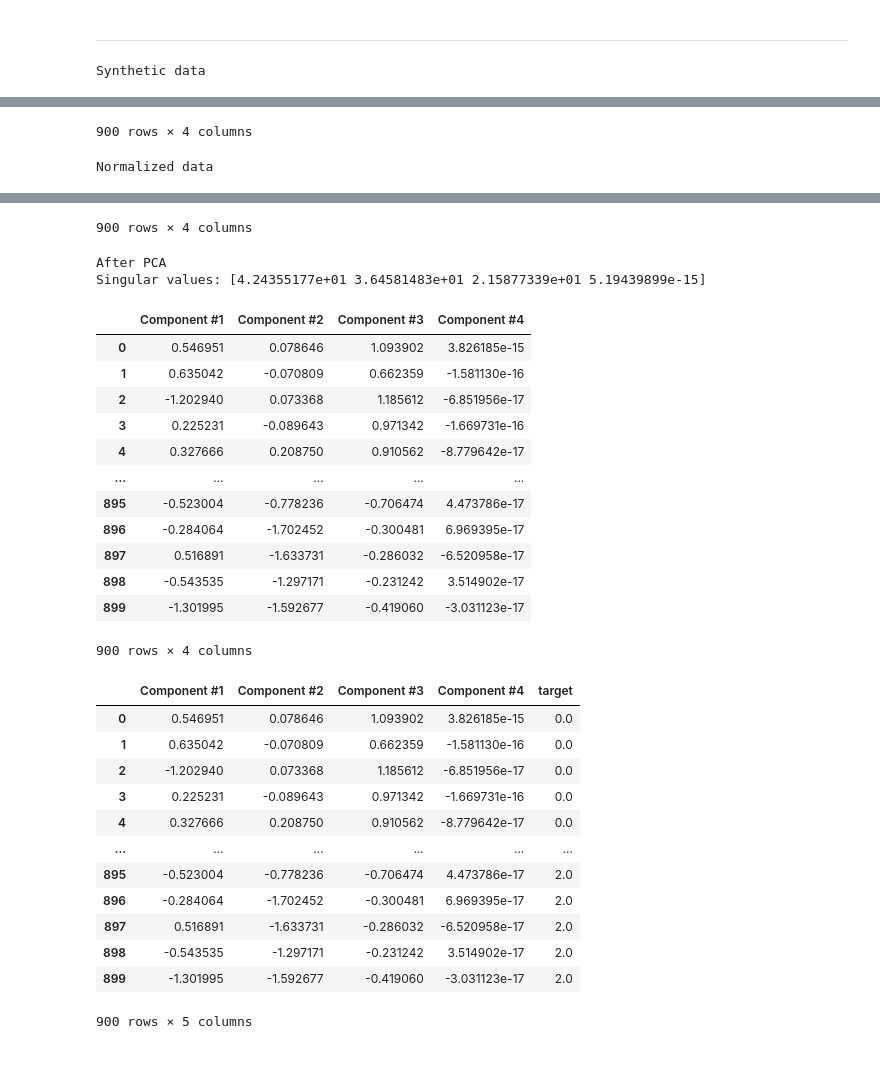
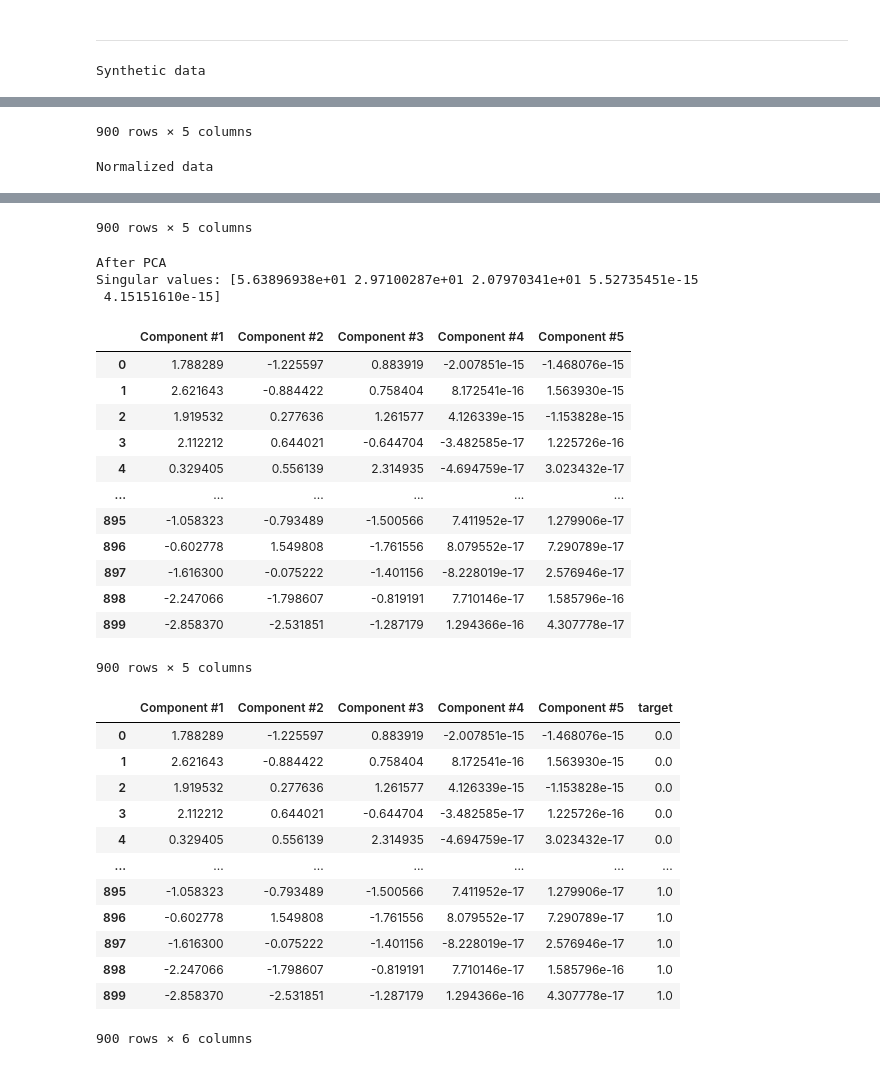
Before and after one commit to donaca/COVID19PM2.5, a Jupyter notebook: notebook_tim.ipynb, the cells around one changed output, grey strips where cells are left out. Drawn from its saved outputs; the diff is of its cells as text; code cells hidden in the pictures.

```diff
--- a/notebook_tim.ipynb
+++ b/notebook_tim.ipynb
@@ -176,16 +176,14 @@ plt.show()
 # %%
 # Synthetic data
 N = 900
-set1 = np.vstack([np.random.normal(5, 2, N//3), np.random.normal(-5, 1, N//3), np.random.normal(-5, 1, N//3)])
-set2 = np.vstack([np.random.normal(5, 2, N//3), np.random.normal(-5, 1, N//3), np.random.normal(5, 1, N//3)])
-set3 = np.vstack([np.random.normal(5, 2, N//3), np.random.normal(5, 1, N//3), np.random.normal(-5, 1, N//3)])
+df = pd.DataFrame()
 
-d = np.hstack([set1, set2, set3]).T
+df['age'] = np.hstack([np.linspace(10, 30,N//3), np.linspace(30, 60,N//3), np.linspace(60, 90,N//3)]) + np.random.normal(5, 10, N)
+df['particle 1'] =  np.hstack([np.random.normal(10, 10,N//2), np.random.normal(30, 10,N//2)])
+df['particle 2'] =  np.hstack([np.random.normal(30, 10,N//2), np.random.normal(10, 10,N//2)])
+df['death'] = df['particle 1']*100
+df['other'] = df['particle 2']*100
 
-df = pd.DataFrame(d, columns=['feature 1', 'feature 2', 'feature 3'])
-
-# Create some correlated data also
-df['feature 4'] = df['feature 1']/10
 
 print('Synthetic data')
 display(df)
@@ -197,15 +195,15 @@ display(df_norm)
 
 
 # Apply PCA
-pca = decomposition.PCA(n_components=4)
-PCA_df = pd.DataFrame(data = pca.fit_transform(df_norm), columns=['Component #1', 'Component #2', 'Component #3', 'Component #4'])
+pca = decomposition.PCA(n_components=5)
+PCA_df = pd.DataFrame(data = pca.fit_transform(df_norm), columns=['Component #1', 'Component #2', 'Component #3', 'Component #4','Component #5'])
 print("After PCA")
 print("Singular values:", pca.singular_values_)
 display(PCA_df)
 
 
 # Append the target Label columns
-target = pd.Series(np.hstack([np.zeros(N//3),np.ones(N//3), np.ones(N//3)*2]) , name='target')
+target = pd.Series(np.hstack([np.zeros(N//2),np.ones(N//2)]) , name='target')
 
 df = pd.concat([df, target], axis = 1)
 PCA_df = pd.concat([PCA_df, target], axis = 1)
@@ -227,2 +225,2 @@ Synthetic data
-900 rows × 4 columns
+900 rows × 5 columns
 Normalized data
@@ -241,32 +239,33 @@ Normalized data
-900 rows × 4 columns
+900 rows × 5 columns
 After PCA
-Singular values: [4.24355177e+01 3.64581483e+01 2.15877339e+01 5.19439899e-15]
+Singular values: [5.63896938e+01 2.97100287e+01 2.07970341e+01 5.52735451e-15
+ 4.15151610e-15]
-|  | Component #1 | Component #2 | Component #3 | Component #4 |
-| 0 | 0.546951 | 0.078646 | 1.093902 | 3.826185e-15 |
-| 1 | 0.635042 | -0.070809 | 0.662359 | -1.581130e-16 |
-| 2 | -1.202940 | 0.073368 | 1.185612 | -6.851956e-17 |
-| 3 | 0.225231 | -0.089643 | 0.971342 | -1.669731e-16 |
-| 4 | 0.327666 | 0.208750 | 0.910562 | -8.779642e-17 |
-| ... | ... | ... | ... | ... |
-| 895 | -0.523004 | -0.778236 | -0.706474 | 4.473786e-17 |
-| 896 | -0.284064 | -1.702452 | -0.300481 | 6.969395e-17 |
-| 897 | 0.516891 | -1.633731 | -0.286032 | -6.520958e-17 |
-| 898 | -0.543535 | -1.297171 | -0.231242 | 3.514902e-17 |
-| 899 | -1.301995 | -1.592677 | -0.419060 | -3.031123e-17 |
+|  | Component #1 | Component #2 | Component #3 | Component #4 | Component #5 |
+| 0 | 1.788289 | -1.225597 | 0.883919 | -2.007851e-15 | -1.468076e-15 |
+| 1 | 2.621643 | -0.884422 | 0.758404 | 8.172541e-16 | 1.563930e-15 |
+| 2 | 1.919532 | 0.277636 | 1.261577 | 4.126339e-15 | -1.153828e-15 |
+| 3 | 2.112212 | 0.644021 | -0.644704 | -3.482585e-17 | 1.225726e-16 |
+| 4 | 0.329405 | 0.556139 | 2.314935 | -4.694759e-17 | 3.023432e-17 |
+| ... | ... | ... | ... | ... | ... |
+| 895 | -1.058323 | -0.793489 | -1.500566 | 7.411952e-17 | 1.279906e-17 |
+| 896 | -0.602778 | 1.549808 | -1.761556 | 8.079552e-17 | 7.290789e-17 |
+| 897 | -1.616300 | -0.075222 | -1.401156 | -8.228019e-17 | 2.576946e-17 |
+| 898 | -2.247066 | -1.798607 | -0.819191 | 7.710146e-17 | 1.585796e-16 |
+| 899 | -2.858370 | -2.531851 | -1.287179 | 1.294366e-16 | 4.307778e-17 |
-900 rows × 4 columns
+900 rows × 5 columns
-|  | Component #1 | Component #2 | Component #3 | Component #4 | target |
-| 0 | 0.546951 | 0.078646 | 1.093902 | 3.826185e-15 | 0.0 |
-| 1 | 0.635042 | -0.070809 | 0.662359 | -1.581130e-16 | 0.0 |
-| 2 | -1.202940 | 0.073368 | 1.185612 | -6.851956e-17 | 0.0 |
-| 3 | 0.225231 | -0.089643 | 0.971342 | -1.669731e-16 | 0.0 |
-| 4 | 0.327666 | 0.208750 | 0.910562 | -8.779642e-17 | 0.0 |
-| ... | ... | ... | ... | ... | ... |
-| 895 | -0.523004 | -0.778236 | -0.706474 | 4.473786e-17 | 2.0 |
-| 896 | -0.284064 | -1.702452 | -0.300481 | 6.969395e-17 | 2.0 |
-| 897 | 0.516891 | -1.633731 | -0.286032 | -6.520958e-17 | 2.0 |
-| 898 | -0.543535 | -1.297171 | -0.231242 | 3.514902e-17 | 2.0 |
-| 899 | -1.301995 | -1.592677 | -0.419060 | -3.031123e-17 | 2.0 |
+|  | Component #1 | Component #2 | Component #3 | Component #4 | Component #5 | target |
+| 0 | 1.788289 | -1.225597 | 0.883919 | -2.007851e-15 | -1.468076e-15 | 0.0 |
+| 1 | 2.621643 | -0.884422 | 0.758404 | 8.172541e-16 | 1.563930e-15 | 0.0 |
+| 2 | 1.919532 | 0.277636 | 1.261577 | 4.126339e-15 | -1.153828e-15 | 0.0 |
+| 3 | 2.112212 | 0.644021 | -0.644704 | -3.482585e-17 | 1.225726e-16 | 0.0 |
+| 4 | 0.329405 | 0.556139 | 2.314935 | -4.694759e-17 | 3.023432e-17 | 0.0 |
+| ... | ... | ... | ... | ... | ... | ... |
+| 895 | -1.058323 | -0.793489 | -1.500566 | 7.411952e-17 | 1.279906e-17 | 1.0 |
+| 896 | -0.602778 | 1.549808 | -1.761556 | 8.079552e-17 | 7.290789e-17 | 1.0 |
+| 897 | -1.616300 | -0.075222 | -1.401156 | -8.228019e-17 | 2.576946e-17 | 1.0 |
+| 898 | -2.247066 | -1.798607 | -0.819191 | 7.710146e-17 | 1.585796e-16 | 1.0 |
+| 899 | -2.858370 | -2.531851 | -1.287179 | 1.294366e-16 | 4.307778e-17 | 1.0 |
-900 rows × 5 columns
+900 rows × 6 columns
 # %%
 fig = plt.figure(figsize = (8,8))
 ax = fig.add_subplot(1,1,1)
```
Also changed, not shown: parts of 6 cells of this notebook.
